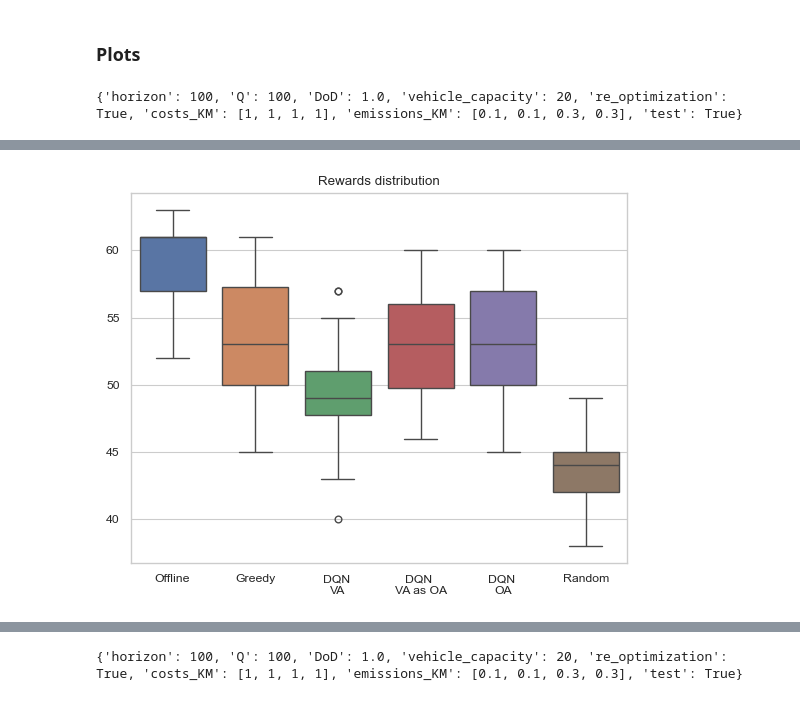
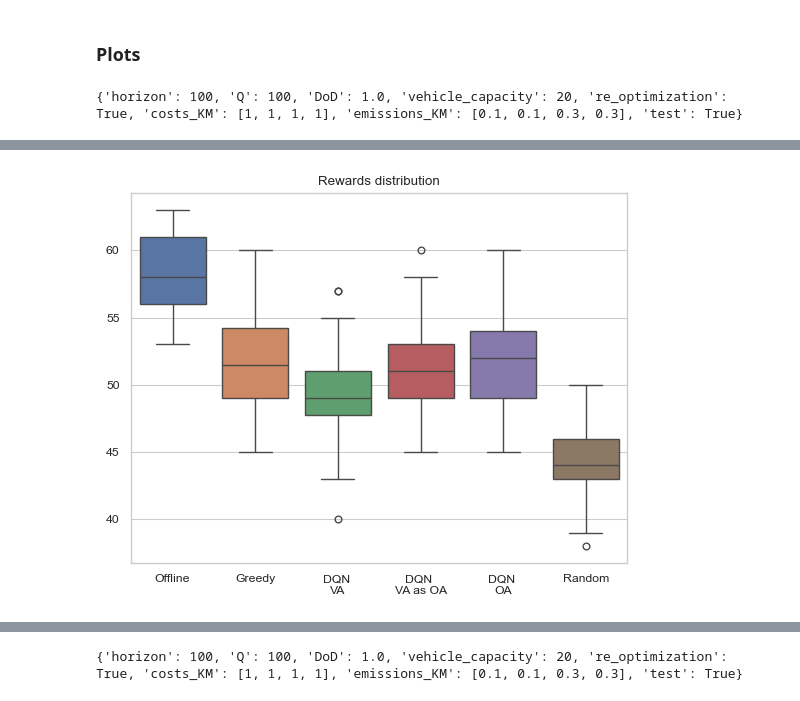
Before and after one commit to Farid-Najar/DynamicQVRP, a Jupyter notebook: results.ipynb, the cells around one changed output, grey strips where cells are left out. Drawn from its saved outputs; the diff is of its cells as text; code cells hidden in the pictures.

```diff
--- a/results.ipynb
+++ b/results.ipynb
@@ -461,0 +616,9 @@ info
+# %%
+from envs import DynamicQVRPEnv
+scenario = 17
+
+env_configs['vehicle_assignment'] = False
+env = DynamicQVRPEnv(**env_configs)
+env.reset(scenario)
+env.render()
+env_configs
@@ -534,13 +821,13 @@ with open(f'results/{file}/{wo}/res_random.pkl', "rb") as f:
     res_random_wo = pickle.load(f)
 
 data = {
-    "Offline" : res_offline2['rs'],
-    "Greedy" : res_greedy2['rs'],
+    "Offline" : res_offline['rs'],
+    "Greedy" : res_greedy['rs'],
     # "Greedy \nw/o ReOpt" : res_greedy_wo['rs'],
     # "SL" : res_SL['rs'],
     "DQN \nVA" : res_RL_wo['rs'],
     # "DQN \nVA as OA" : res_RL_VAasOA['rs'],
-    "DQN \nVA as OA" : res_RL_VAasOA2['rs'],
+    "DQN \nVA as OA" : res_RL_VAasOA['rs'],
     # "DQN VA uni" : res_RL_wo_uni['rs'],
     # "DQN VA uni2" : res_RL_wo_uniuni['rs'],
     "DQN \nOA" : res_RL['rs'],
@@ -550,7 +837,7 @@ data = {
     # "MSA wo" : res_MSA_wo['rs'], # w/o ReOpt
     # "DQN u" : res_RL_equiProb['rs'],
     # "RL (PPO)" : res_RL_PPO['rs'],
-    "Random" : res_random2['rs'],
+    "Random" : res_random['rs'],
     # "Random \nw/o ReOpt" : res_random_wo['rs'],
 }
 
@@ -564 +851 @@ plot(data, total_cap=env_configs["vehicle_capacity"]*4)
-[figure, old version]
+[figure, new version]
```
Also changed, not shown: parts of 13 cells of this notebook, 22 other files.
